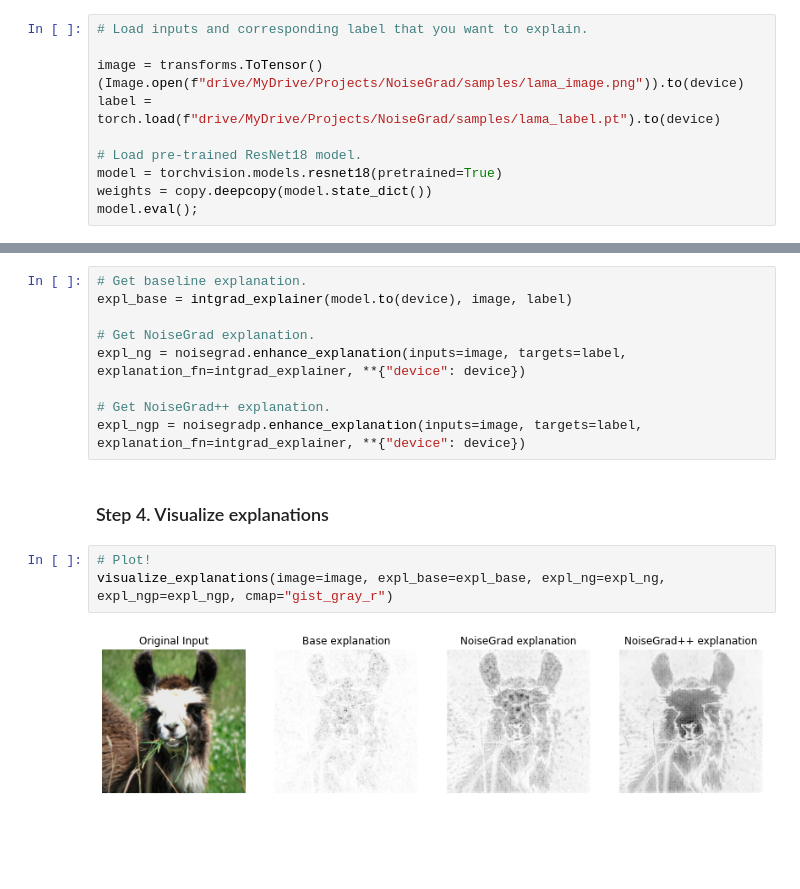
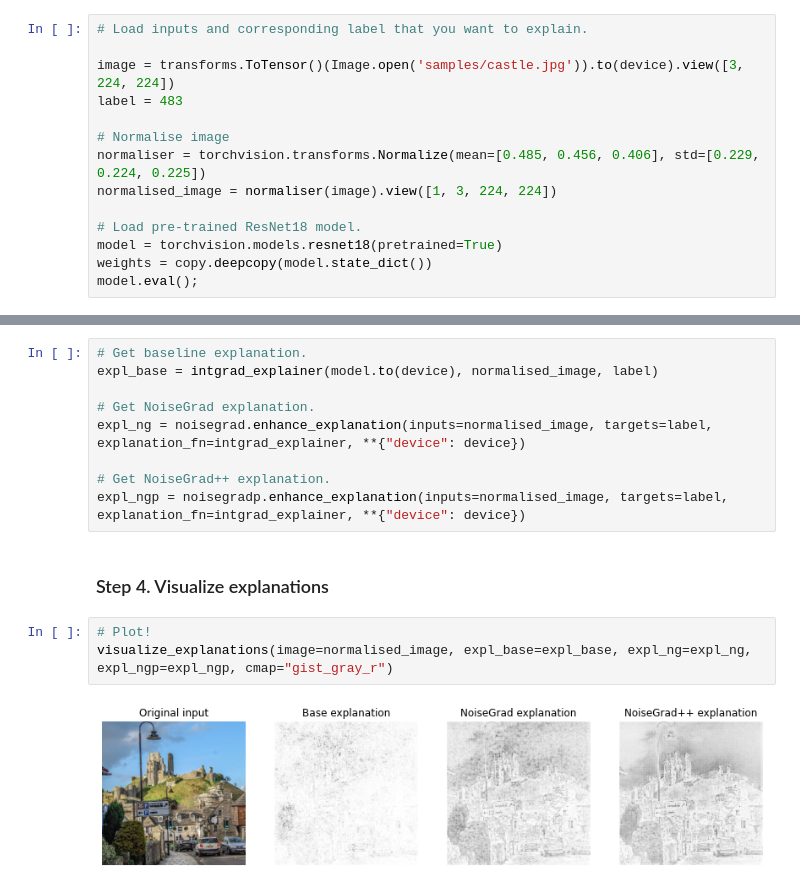
Before and after one commit to understandable-machine-intelligence-lab/NoiseGrad, a Jupyter notebook: examples/example-noisegrad-pytorch.ipynb, the cells around one changed output, grey strips where cells are left out. Cells and saved outputs as stored; diff of their text form; blank space fills up the shorter version.

```diff
--- a/examples/example-noisegrad-pytorch.ipynb
+++ b/examples/example-noisegrad-pytorch.ipynb
@@ -40,8 +54,12 @@ device = torch.device("cuda:0" if torch.cuda.is_available() else "cpu")
 # %%
 # Load inputs and corresponding label that you want to explain.
 
-image = transforms.ToTensor()(Image.open(f"drive/MyDrive/Projects/NoiseGrad/samples/lama_image.png")).to(device)
-label = torch.load(f"drive/MyDrive/Projects/NoiseGrad/samples/lama_label.pt").to(device)
+image = transforms.ToTensor()(Image.open('samples/castle.jpg')).to(device).view([3, 224, 224])
+label = 483
+
+# Normalise image
+normaliser = torchvision.transforms.Normalize(mean=[0.485, 0.456, 0.406], std=[0.229, 0.224, 0.225])
+normalised_image = normaliser(image).view([1, 3, 224, 224])
 
 # Load pre-trained ResNet18 model.
 model = torchvision.models.resnet18(pretrained=True)
@@ -62,17 +87,17 @@ NoiseGrad++ initialized.
 ### Step 3. Get explanations
 # %%
 # Get baseline explanation.
-expl_base = intgrad_explainer(model.to(device), image, label)
+expl_base = intgrad_explainer(model.to(device), normalised_image, label)
 
 # Get NoiseGrad explanation.
-expl_ng = noisegrad.enhance_explanation(inputs=image, targets=label, explanation_fn=intgrad_explainer, **{"device": device})
+expl_ng = noisegrad.enhance_explanation(inputs=normalised_image, targets=label, explanation_fn=intgrad_explainer, **{"device": device})
 
 # Get NoiseGrad++ explanation.
-expl_ngp = noisegradp.enhance_explanation(inputs=image, targets=label, explanation_fn=intgrad_explainer, **{"device": device})
+expl_ngp = noisegradp.enhance_explanation(inputs=normalised_image, targets=label, explanation_fn=intgrad_explainer, **{"device": device})
 # %% [markdown]
 ### Step 4. Visualize explanations
 # %%
 # Plot!
-visualize_explanations(image=image, expl_base=expl_base, expl_ng=expl_ng, expl_ngp=expl_ngp, cmap="gist_gray_r")
+visualize_explanations(image=normalised_image, expl_base=expl_base, expl_ng=expl_ng, expl_ngp=expl_ngp, cmap="gist_gray_r")
 # %% [output]
-[figure, old version]
+[figure, new version]
```
Also changed, not shown: parts of 4 cells of this notebook, 6 other files.
